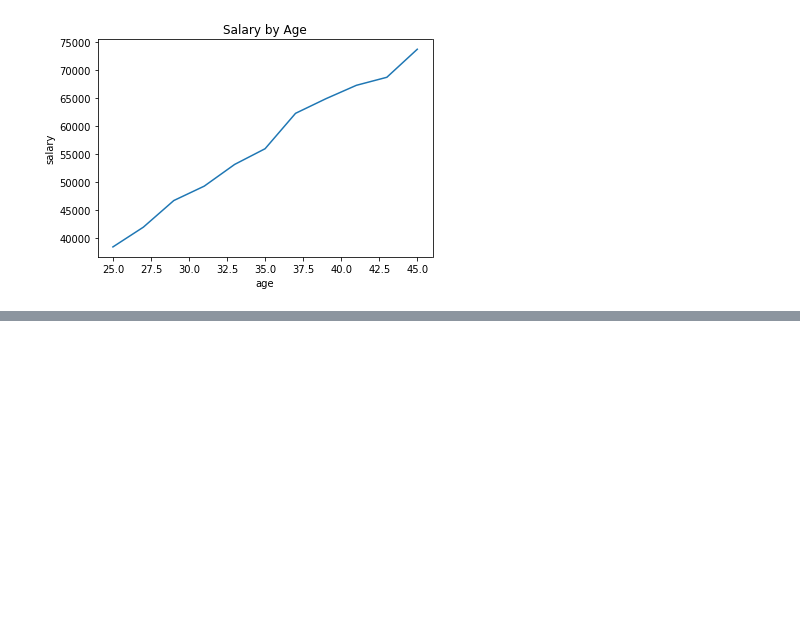
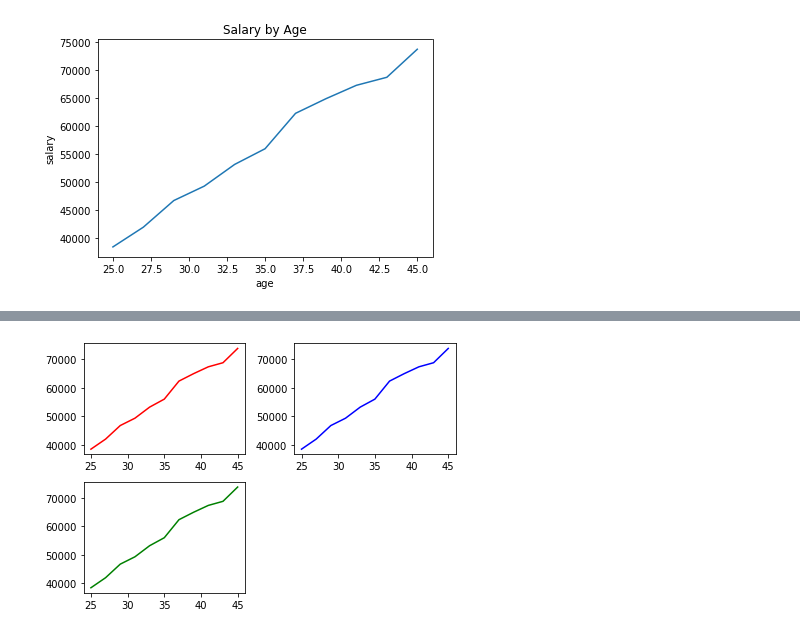
Before and after one commit to EnginKosure/Jupyter_nb, a Jupyter notebook: matplotlib_notebooks/data_visualization_1.ipynb, the cells around one changed output, grey strips where cells are left out. Saved outputs shown, nothing was run; the diff lists cells and outputs as text; code cells hidden in the pictures; blank space fills up the shorter version.

```diff
--- a/matplotlib_notebooks/data_visualization_1.ipynb
+++ b/matplotlib_notebooks/data_visualization_1.ipynb
@@ -28,0 +41,11 @@ plt.show()
+# %%
+plt.subplot(2,2,1)
+plt.plot(age,salary, 'r')# last parameter is color (red here)
+plt.subplot(2,2,2)# 2 row, 1 column, I am drawing the second one
+plt.plot(age,salary, 'b')
+plt.subplot(2,2,3)# 2 row, 1 column, I am drawing the second one
+plt.plot(age,salary, 'g')
+
+plt.tight_layout()
+# %% [output]
+[figure, added]
```
Also changed, not shown: parts of 8 cells of this notebook.
